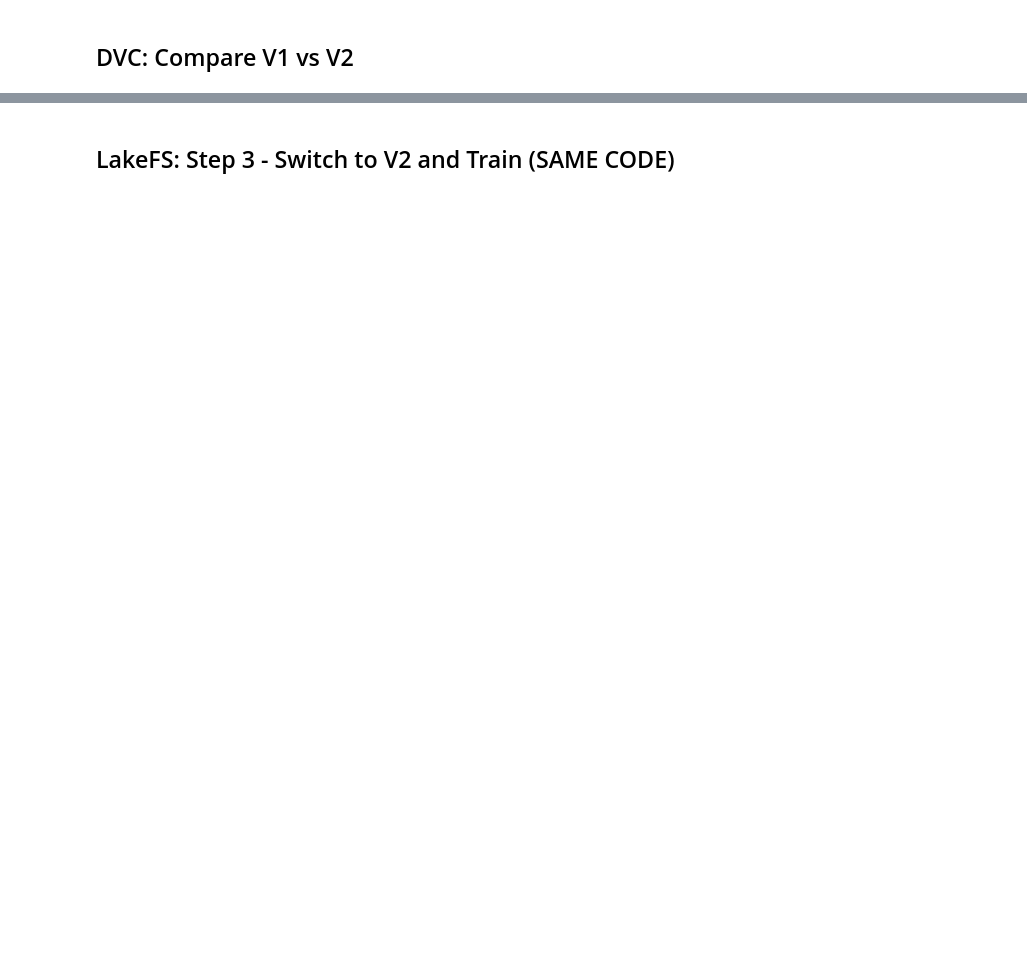
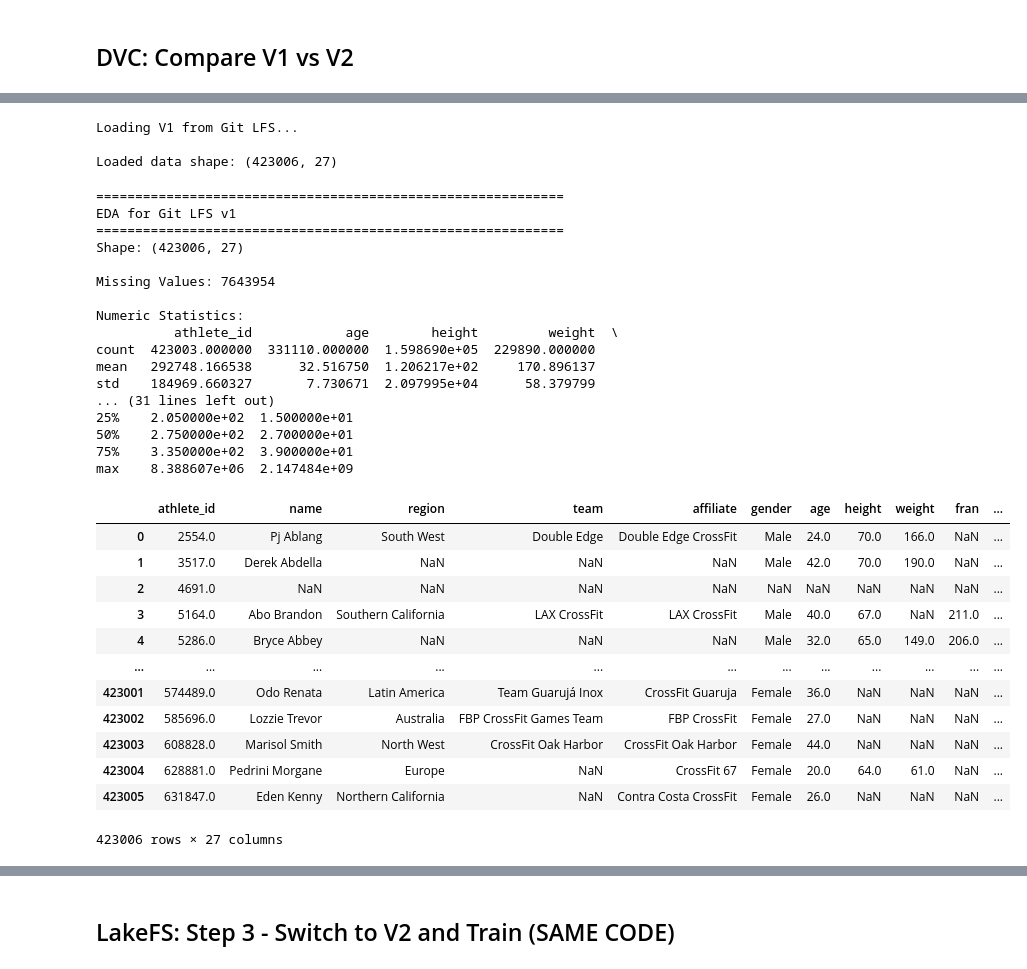
Before and after one commit to jason12102/Machine-Learning-Operations, a Jupyter notebook: Assignment_DataVersioning_DP.ipynb, the cells around one changed output, grey strips where cells are left out. Saved outputs shown, nothing was run; the diff lists cells and outputs as text; code cells hidden in the pictures; blank space fills up the shorter version.

Commit message:
Update to V2 cleaned data

```diff
--- a/Assignment_DataVersioning_DP.ipynb
+++ b/Assignment_DataVersioning_DP.ipynb
@@ -403,16 +535,52 @@ if LAKEFS_AVAILABLE:
 # %%
-# Load V1 from LakeFS
-print("Loading V1 from LakeFS...")
-if LAKEFS_AVAILABLE:
-    df = lakefs_load_data(lakefs_client_instance, LAKEFS_REPO, 'v1', LAKEFS_DATA_PATH)
-else:
-    # Fallback for demo
-    df = pd.read_csv('athletes.csv')
+import pandas as pd
+
+print("Loading V1 from Git LFS...")
+
+# Checkout the tagged version (v1)
+git_checkout_version("git-lfs_v1")
+
+df = pd.read_csv('athletes.csv')
 
 print(f"Loaded data shape: {df.shape}")
+# %% [output]
+Loading V1 from Git LFS...
+
+Loaded data shape: (423006, 27)
 # %%
 # EDA V1
-run_eda(df, "LakeFS V1 (Raw Data)")
+run_eda(df, "Git LFS v1")
+# %% [output]
+============================================================
+EDA for Git LFS v1
+============================================================
+Shape: (423006, 27)
+
+Missing Values: 7643954
+
+Numeric Statistics:
+          athlete_id            age        height         weight  \
+count  423003.000000  331110.000000  1.598690e+05  229890.000000
+mean   292748.166538      32.516750  1.206217e+02     170.896137
+std    184969.660327       7.730671  2.097995e+04      58.379799
+... (31 lines left out)
+25%    2.050000e+02  1.500000e+01
+50%    2.750000e+02  2.700000e+01
+75%    3.350000e+02  3.900000e+01
+max    8.388607e+06  2.147484e+09
+|  | athlete_id | name | region | team | affiliate | gender | age | height | weight | fran | ... |
+| 0 | 2554.0 | Pj Ablang | South West | Double Edge | Double Edge CrossFit | Male | 24.0 | 70.0 | 166.0 | NaN | ... |
+| 1 | 3517.0 | Derek Abdella | NaN | NaN | NaN | Male | 42.0 | 70.0 | 190.0 | NaN | ... |
+| 2 | 4691.0 | NaN | NaN | NaN | NaN | NaN | NaN | NaN | NaN | NaN | ... |
+| 3 | 5164.0 | Abo Brandon | Southern California | LAX CrossFit | LAX CrossFit | Male | 40.0 | 67.0 | NaN | 211.0 | ... |
+| 4 | 5286.0 | Bryce Abbey | NaN | NaN | NaN | Male | 32.0 | 65.0 | 149.0 | 206.0 | ... |
+| ... | ... | ... | ... | ... | ... | ... | ... | ... | ... | ... | ... |
+| 423001 | 574489.0 | Odo Renata | Latin America | Team Guarujá Inox | CrossFit Guaruja | Female | 36.0 | NaN | NaN | NaN | ... |
+| 423002 | 585696.0 | Lozzie Trevor | Australia | FBP CrossFit Games Team | FBP CrossFit | Female | 27.0 | NaN | NaN | NaN | ... |
+| 423003 | 608828.0 | Marisol Smith | North West | CrossFit Oak Harbor | CrossFit Oak Harbor | Female | 44.0 | NaN | NaN | NaN | ... |
+| 423004 | 628881.0 | Pedrini Morgane | Europe | NaN | CrossFit 67 | Female | 20.0 | 64.0 | 61.0 | NaN | ... |
+| 423005 | 631847.0 | Eden Kenny | Northern California | NaN | Contra Costa CrossFit | Female | 26.0 | NaN | NaN | NaN | ... |
+423006 rows × 27 columns
 # %%
 # Prepare and train on V1
 df_v1_clean = df.dropna(subset=['deadlift', 'candj', 'snatch', 'backsq'])
```
Also changed, not shown: parts of 39 cells of this notebook.
